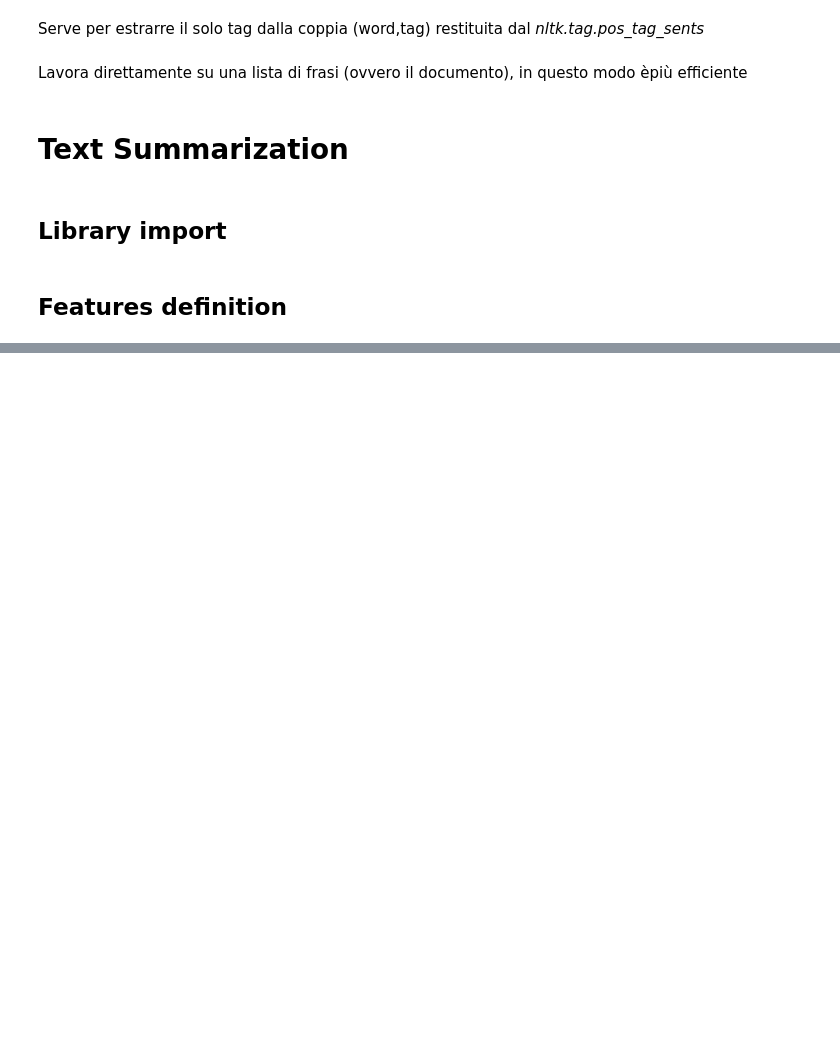
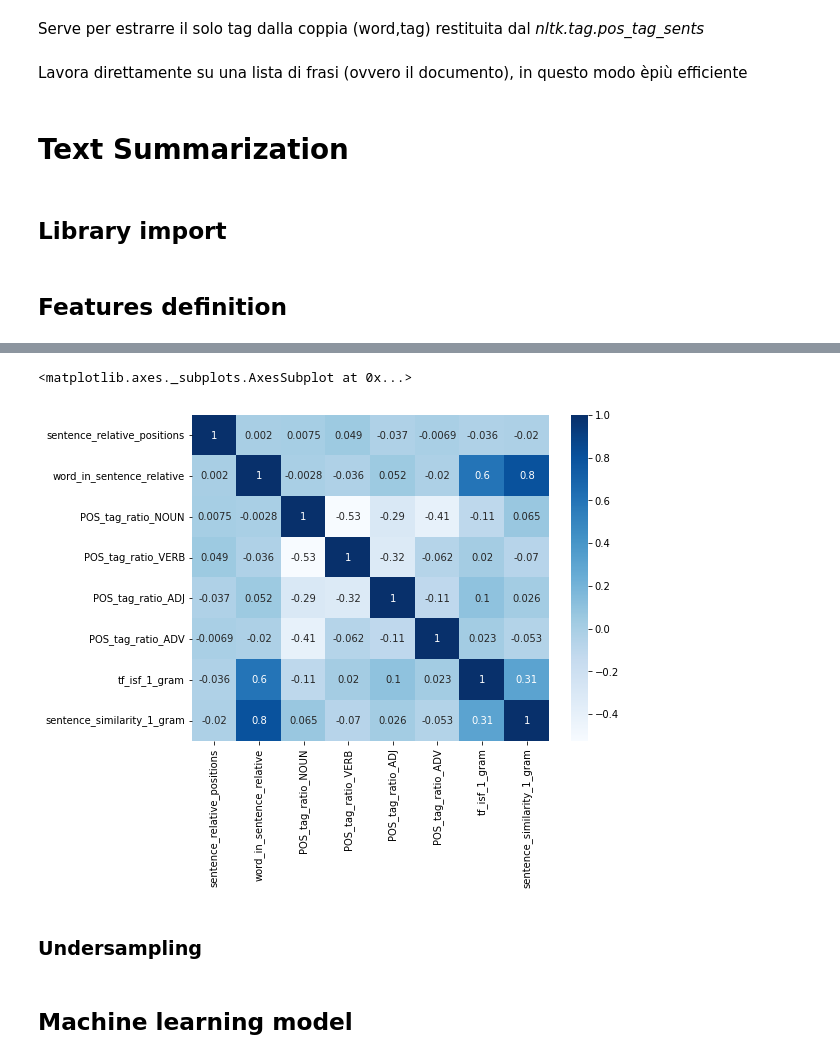
Before and after one commit to giocoal/reddit-tldr-summarizer-and-topic-modeling, a Jupyter notebook: 1_text_summarization.ipynb, the cells around one changed output, grey strips where cells are left out. Saved outputs shown, nothing was run; the diff lists cells and outputs as text; code cells hidden in the pictures; blank space fills up the shorter version.

```diff
--- a/1_text_summarization.ipynb
+++ b/1_text_summarization.ipynb
@@ -132,0 +198,9 @@ s = sentence_feature_matrix(train[['document_lemmatized','POS_tag']].iloc[0])
+# %%
+f, ax = plt.subplots(figsize=(8, 6))
+corr = dataset_summarization[features].corr()
+sns.heatmap(corr, cmap="Blues", annot=True)
+# %% [output]
+<matplotlib.axes._subplots.AxesSubplot at 0x...>
+[figure, added]
+# %% [markdown]
+### Undersampling
@@ -132,0 +289,2 @@ s = sentence_feature_matrix(train[['document_lemmatized','POS_tag']].iloc[0])
+# %% [markdown]
+## Machine learning model
```
Also changed, not shown: parts of 31 cells of this notebook.
